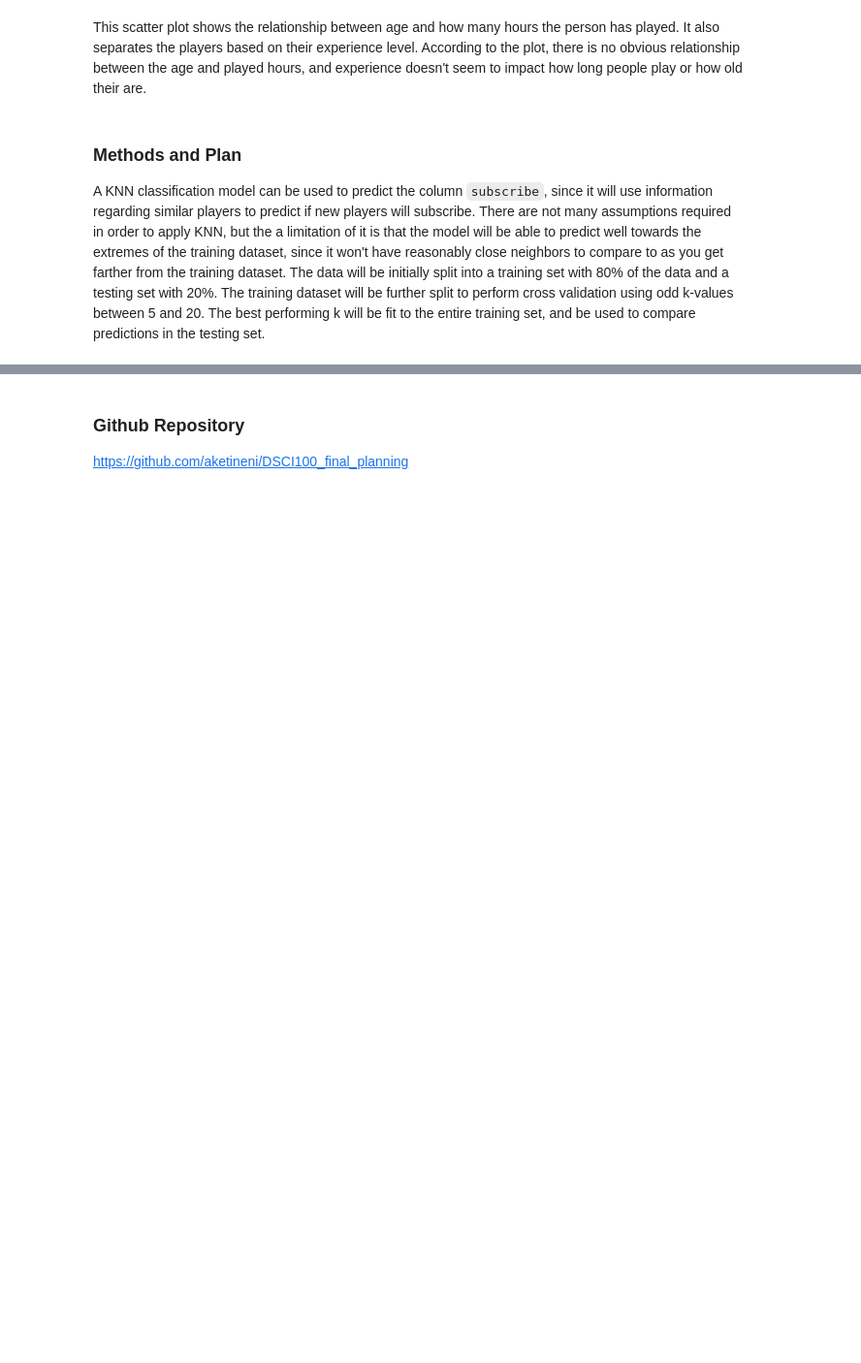
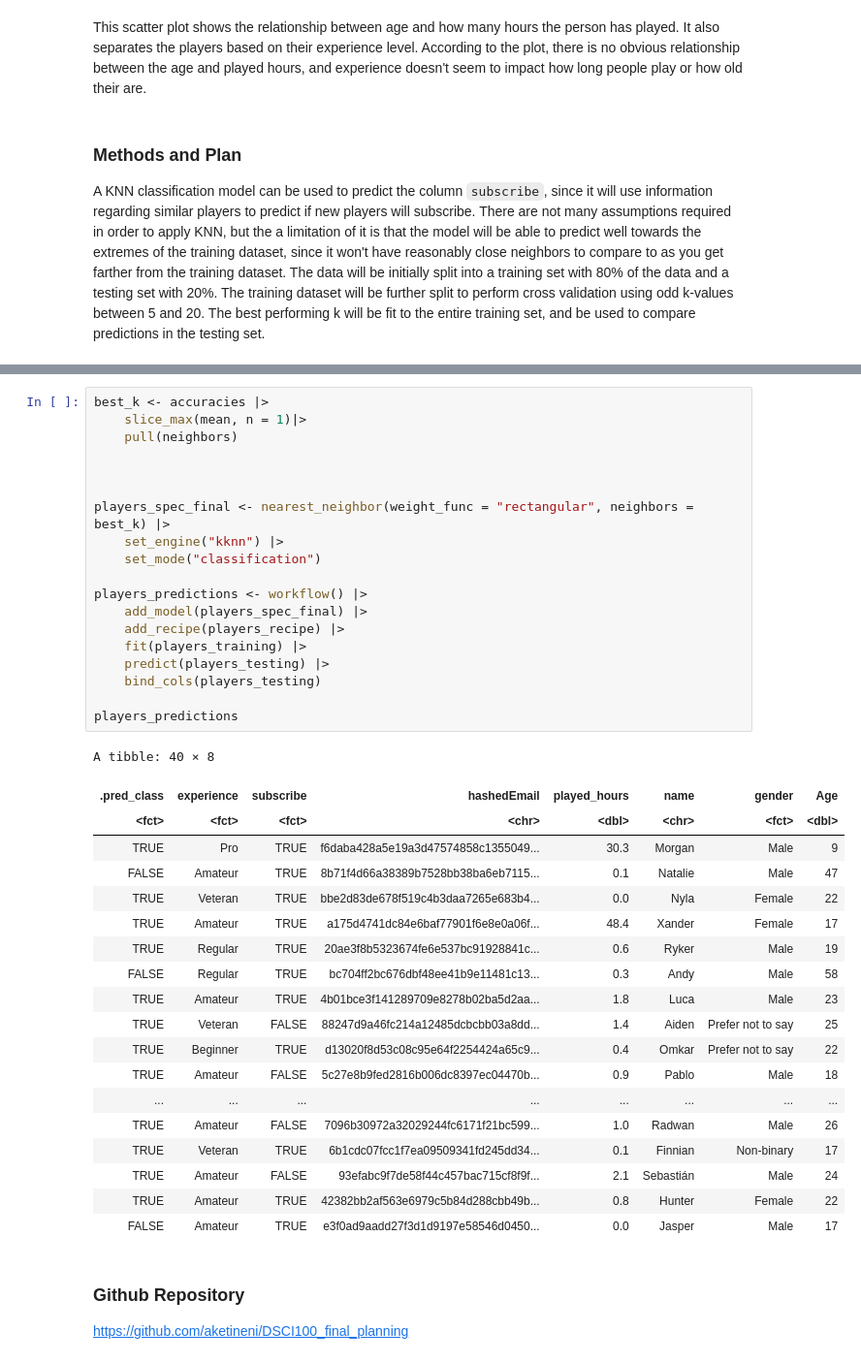
Before and after one commit to aketineni/DSCI100_final_group4-31, a Jupyter notebook: report.ipynb, the cells around one changed output, grey strips where cells are left out. Shown at 97% size. Cells and saved outputs as stored; diff of their text form; blank space fills up the shorter version.

```diff
--- a/report.ipynb
+++ b/report.ipynb
@@ -153,3 +228,42 @@ A KNN classification model can be used to predict the column `subscribe`, since
+# %%
+best_k <- accuracies |>
+    slice_max(mean, n = 1)|>
+    pull(neighbors)
+
+
+
+players_spec_final <- nearest_neighbor(weight_func = "rectangular", neighbors = best_k) |>
+    set_engine("kknn") |>
+    set_mode("classification")
+
+players_predictions <- workflow() |>
+    add_model(players_spec_final) |>
+    add_recipe(players_recipe) |>
+    fit(players_training) |>
+    predict(players_testing) |>
+    bind_cols(players_testing)
+
+players_predictions
+# %% [output]
+A tibble: 40 × 8
+| .pred_class | experience | subscribe | hashedEmail | played_hours | name | gender | Age |
+| <fct> | <fct> | <fct> | <chr> | <dbl> | <chr> | <fct> | <dbl> |
+| TRUE | Pro | TRUE | f6daba428a5e19a3d47574858c1355049... | 30.3 | Morgan | Male | 9 |
+| FALSE | Amateur | TRUE | 8b71f4d66a38389b7528bb38ba6eb7115... | 0.1 | Natalie | Male | 47 |
+| TRUE | Veteran | TRUE | bbe2d83de678f519c4b3daa7265e683b4... | 0.0 | Nyla | Female | 22 |
+| TRUE | Amateur | TRUE | a175d4741dc84e6baf77901f6e8e0a06f... | 48.4 | Xander | Female | 17 |
+| TRUE | Regular | TRUE | 20ae3f8b5323674fe6e537bc91928841c... | 0.6 | Ryker | Male | 19 |
+| FALSE | Regular | TRUE | bc704ff2bc676dbf48ee41b9e11481c13... | 0.3 | Andy | Male | 58 |
+| TRUE | Amateur | TRUE | 4b01bce3f141289709e8278b02ba5d2aa... | 1.8 | Luca | Male | 23 |
+| TRUE | Veteran | FALSE | 88247d9a46fc214a12485dcbcbb03a8dd... | 1.4 | Aiden | Prefer not to say | 25 |
+| TRUE | Beginner | TRUE | d13020f8d53c08c95e64f2254424a65c9... | 0.4 | Omkar | Prefer not to say | 22 |
+| TRUE | Amateur | FALSE | 5c27e8b9fed2816b006dc8397ec04470b... | 0.9 | Pablo | Male | 18 |
+| ... | ... | ... | ... | ... | ... | ... | ... |
+| TRUE | Amateur | FALSE | 7096b30972a32029244fc6171f21bc599... | 1.0 | Radwan | Male | 26 |
+| TRUE | Veteran | TRUE | 6b1cdc07fcc1f7ea09509341fd245dd34... | 0.1 | Finnian | Non-binary | 17 |
+| TRUE | Amateur | FALSE | 93efabc9f7de58f44c457bac715cf8f9f... | 2.1 | Sebastián | Male | 24 |
+| TRUE | Amateur | TRUE | 42382bb2af563e6979c5b84d288cbb49b... | 0.8 | Hunter | Female | 22 |
+| FALSE | Amateur | TRUE | e3f0ad9aadd27f3d1d9197e58546d0450... | 0.0 | Jasper | Male | 17 |
 # %% [markdown]
 ### Github Repository ###
 https://github.com/aketineni/DSCI100_final_planning
```
Also changed, not shown: parts of 5 cells of this notebook.
